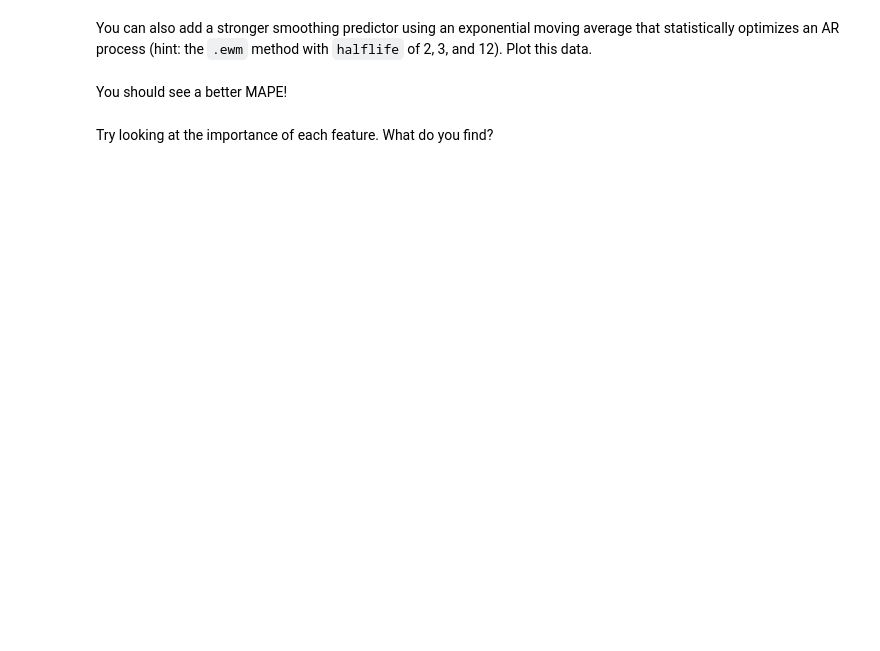
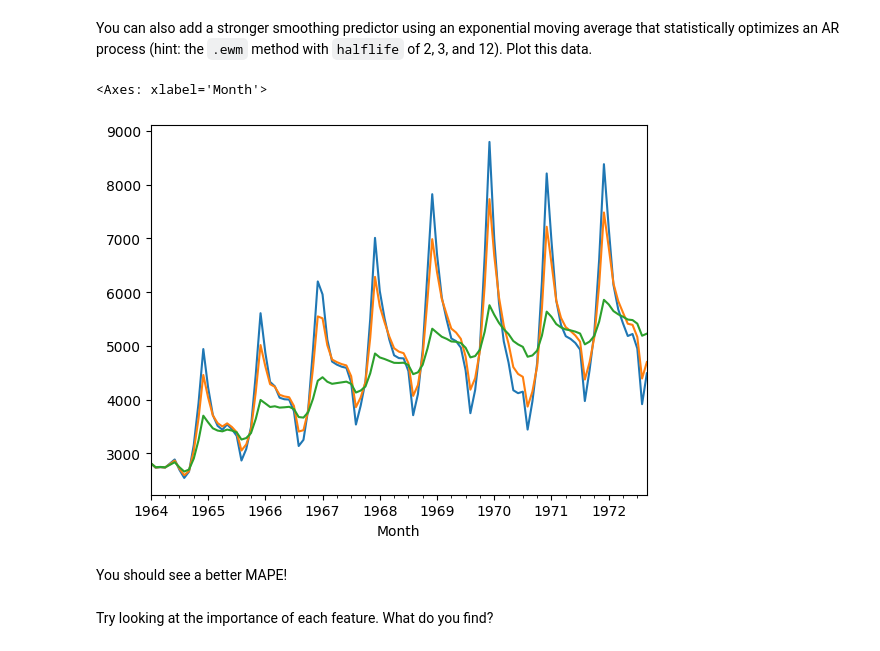
Before and after one commit to itsyeren/sarima, a Jupyter notebook: sarima.ipynb, the cells around one changed output. Cells and saved outputs as stored; diff of their text form; code cells hidden in the pictures; blank space fills up the shorter version.

```diff
--- a/sarima.ipynb
+++ b/sarima.ipynb
@@ -390,3 +428,14 @@ You can also add a stronger smoothing predictor using an exponential moving aver
+# %%
+df_2_ewm = df["Sales"].ewm(halflife=2).mean()
+df_3_ewm = df["Sales"].ewm(halflife=3).mean()
+df_12_ewm = df["Sales"].ewm(halflife=12).mean()
+
+df_2_ewm.plot()
+df_3_ewm.plot()
+df_12_ewm.plot()
+# %% [output]
+<Axes: xlabel='Month'>
+[figure, added]
 # %% [markdown]
 You should see a better MAPE!
 # %% [markdown]
```
Also changed, not shown: parts of 13 cells of this notebook.
